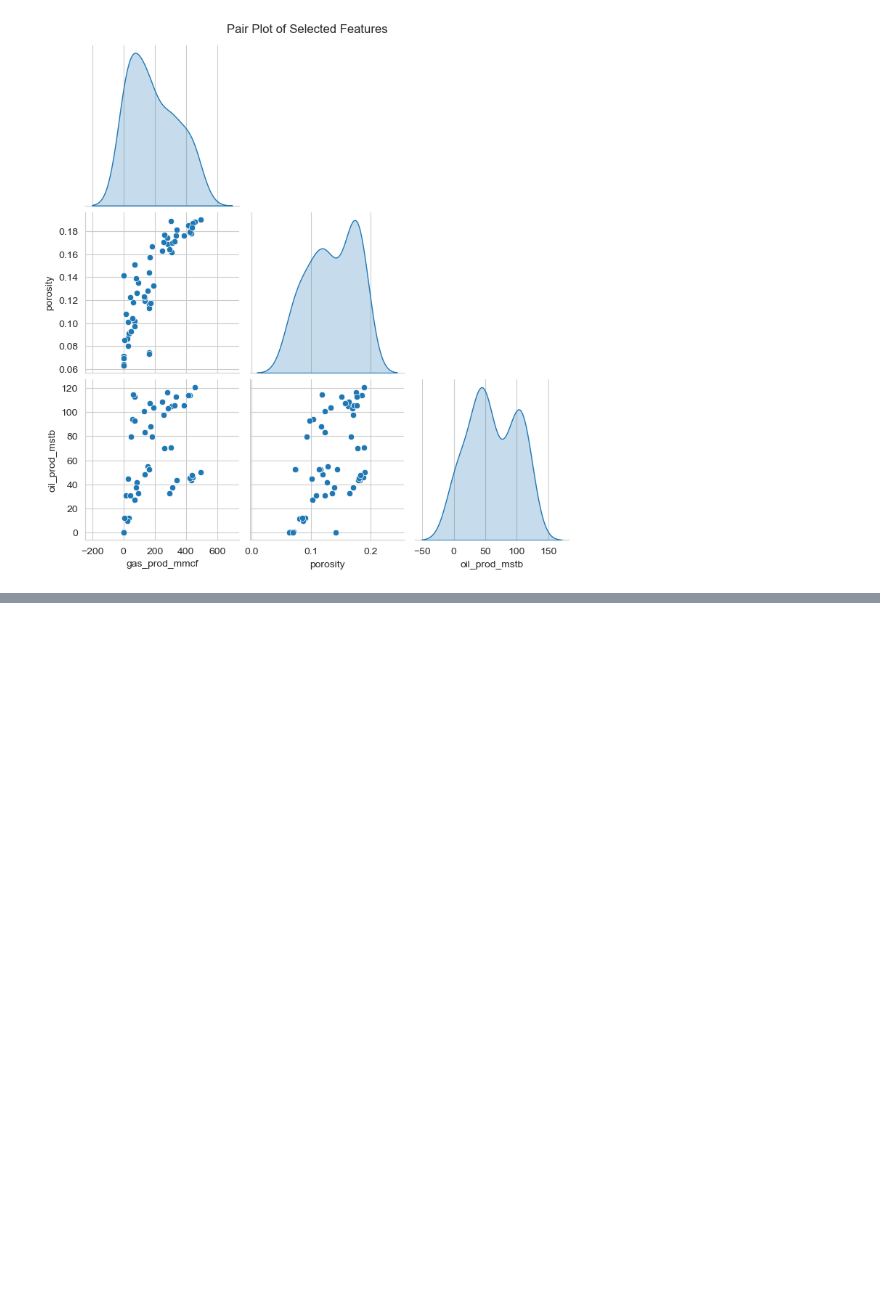
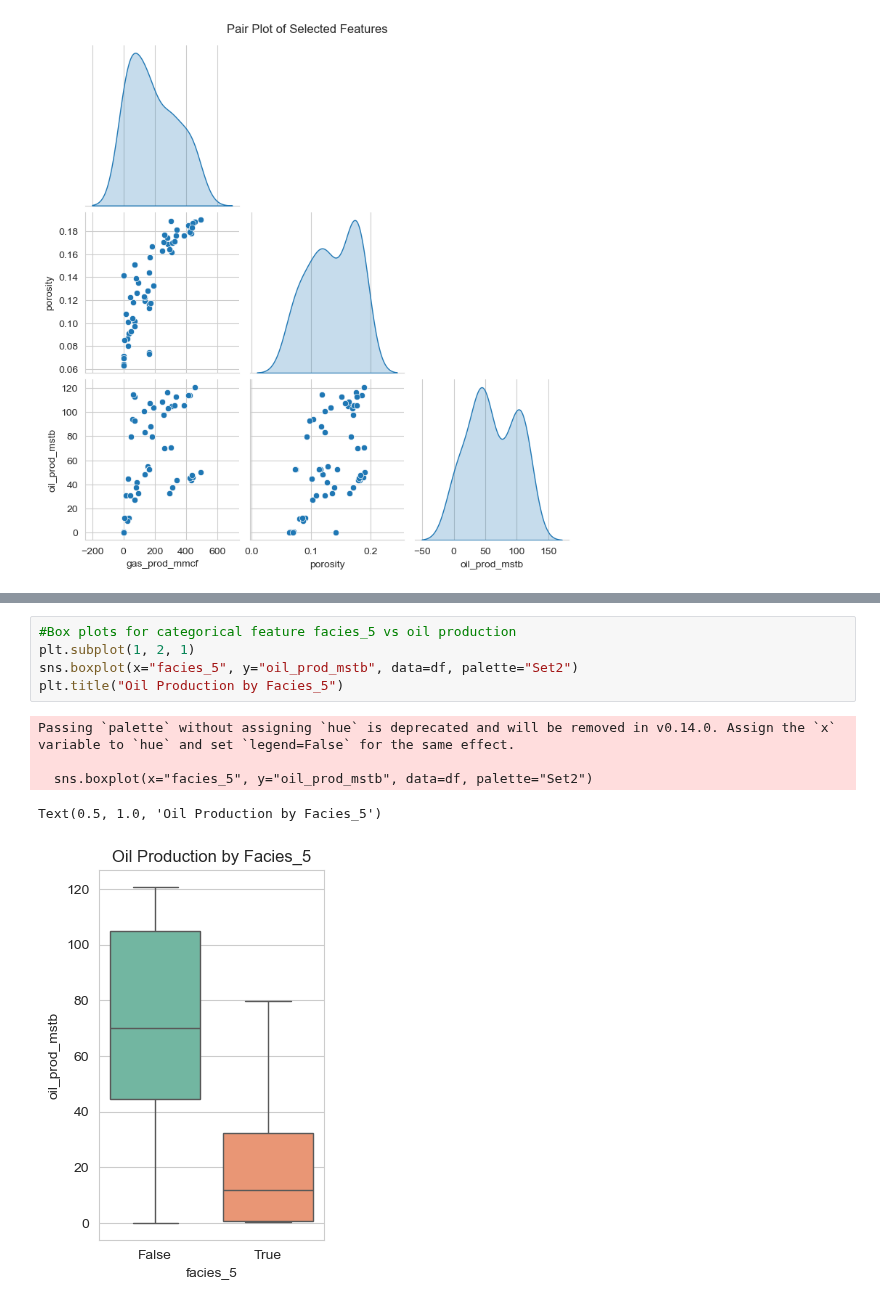
Before and after one commit to elnflores/NSC-325-Sweet-Spot-Identification, a Jupyter notebook: Sweet-Spot-Identification.ipynb, the cells around one changed output, grey strips where cells are left out. Drawn from its saved outputs; the diff is of its cells as text; blank space fills up the shorter version.

```diff
--- a/Sweet-Spot-Identification.ipynb
+++ b/Sweet-Spot-Identification.ipynb
@@ -752,0 +816,11 @@ future_pressure   3365.597401
+# %%
+#Box plots for categorical feature facies_5 vs oil production
+plt.subplot(1, 2, 1)
+sns.boxplot(x="facies_5", y="oil_prod_mstb", data=df, palette="Set2")
+plt.title("Oil Production by Facies_5")
+# %% [output]
+Passing `palette` without assigning `hue` is deprecated and will be removed in v0.14.0. Assign the `x` variable to `hue` and set `legend=False` for the same effect.
+
+  sns.boxplot(x="facies_5", y="oil_prod_mstb", data=df, palette="Set2")
+Text(0.5, 1.0, 'Oil Production by Facies_5')
+[figure, added]
```
Also changed, not shown: parts of 45 cells of this notebook.
